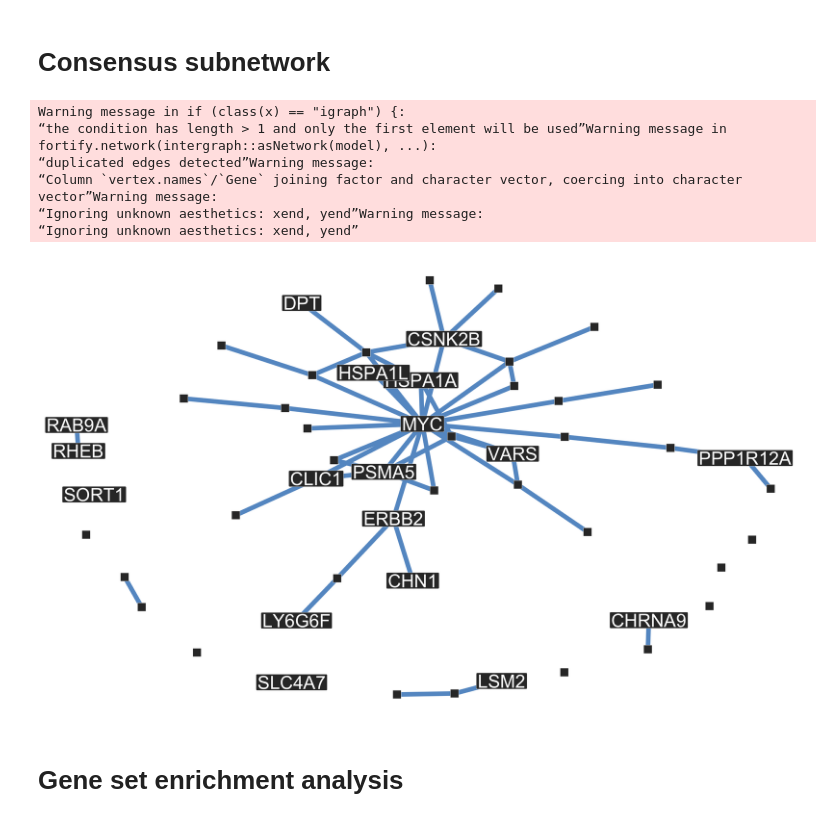
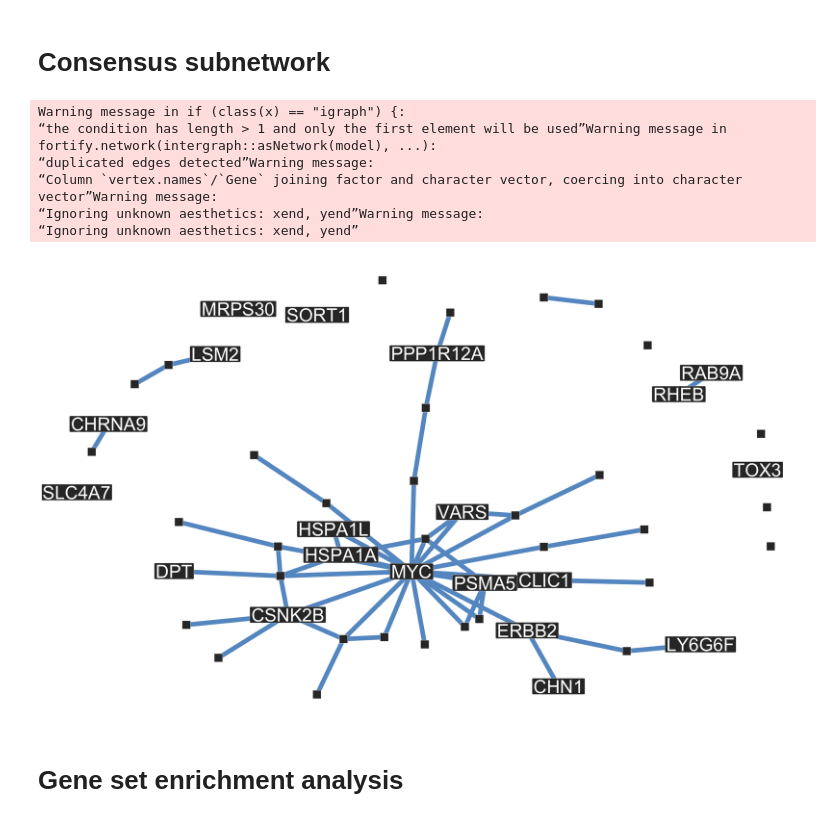
Before and after one commit to hclimente/genewa, a Jupyter notebook: results/consensus/consensus.ipynb, the cells around one changed output. Drawn from its saved outputs; the diff is of its cells as text; code cells hidden in the pictures.

```diff
--- a/results/consensus/consensus.ipynb
+++ b/results/consensus/consensus.ipynb
@@ -181,0 +184,13 @@ class(g_heinz) <- c('igraph','tbl_graph')
+# %%
+snp2gene <- read_tsv('../preprocessing/snp2hgnc.tsv', col_types = 'cc')
+scones <- read_tsv('../scones/cones_gm.tsv', col_types = 'cildccdli') %>%
+    filter(selected) %>%
+    inner_join(snp2gene, by = "snp") %>%
+    select(gene) %>%
+    unique
+scones
+
+g_scones <- activate(ppi, nodes) %>%
+    filter(name %in% scones$gene) %>%
+    mutate(scones = TRUE)
+class(g_scones) <- c('igraph','tbl_graph')
@@ -185,35 +216,36 @@ class(g_heinz) <- c('igraph','tbl_graph')
 options(repr.plot.width=25, repr.plot.height=15)
 consensus <- graph_join(g_sigmod, g_dmgwas, by = "name") %>%
     graph_join(g_hotnet, by = "name") %>%
     graph_join(g_heinz, by = "name") %>%
+    graph_join(g_scones, by = "name") %>%
     to_undirected %>%
-    mutate(num_methods = rowSums(cbind(dmgwas, sigmod, hotnet, heinz), na.rm = TRUE)) %>%
+    mutate(num_methods = rowSums(cbind(dmgwas, sigmod, hotnet, heinz, scones), na.rm = TRUE)) %>%
     filter(num_methods > 1) %>%
     mutate(degree = centrality_degree()) %>%
     ggnetwork %>%
     left_join(vegas, by = c('vertex.names' = 'Gene')) %>%
     mutate(vertex.names = as.character(vertex.names))
 
 highlight <- consensus$num_methods == 3 | consensus$Pvalue < 0.001 | consensus$degree > 20
 
 ggplot() +
     geom_edges(data = consensus, aes(x = x, y = y, xend = xend, yend = yend), size = 5, color = '#6699CC') +
     geom_nodes(data = filter(consensus, !highlight),
                aes(x = x, y = y, xend = xend, yend = yend), size = 10, fill = 'gray20', color = 'white', shape = 22) +
     geom_nodelabel(data = filter(consensus, highlight),
                    aes(x = x, y = y, xend = xend, yend = yend, label = vertex.names), size = 15, fill = 'gray20', color = 'white') +
     theme_blank() +
     labs(size = '# methods') +
     scale_size_manual(values = c('2' = 6, '3' = 10)) +
     theme(text = element_text(size = 40))
 # %% [output]
 Warning message in if (class(x) == "igraph") {:
 “the condition has length > 1 and only the first element will be used”Warning message in fortify.network(intergraph::asNetwork(model), ...):
 “duplicated edges detected”Warning message:
 “Column `vertex.names`/`Gene` joining factor and character vector, coercing into character vector”Warning message:
 “Ignoring unknown aesthetics: xend, yend”Warning message:
 “Ignoring unknown aesthetics: xend, yend”
-[figure, old version]
+[figure, new version]
 # %% [markdown]
 # Gene set enrichment analysis
 # %%
```
Also changed, not shown: parts of 6 cells of this notebook.
